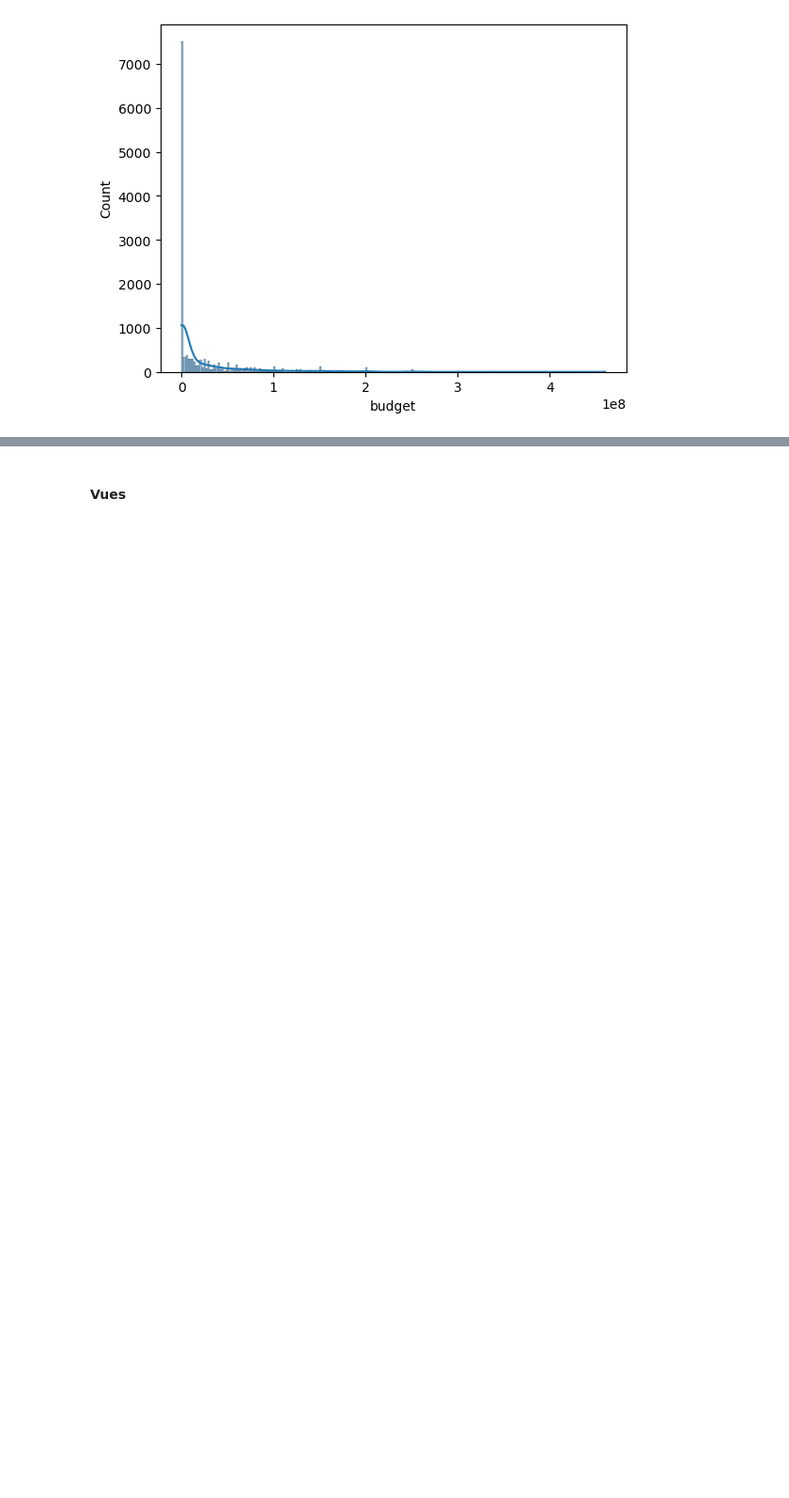
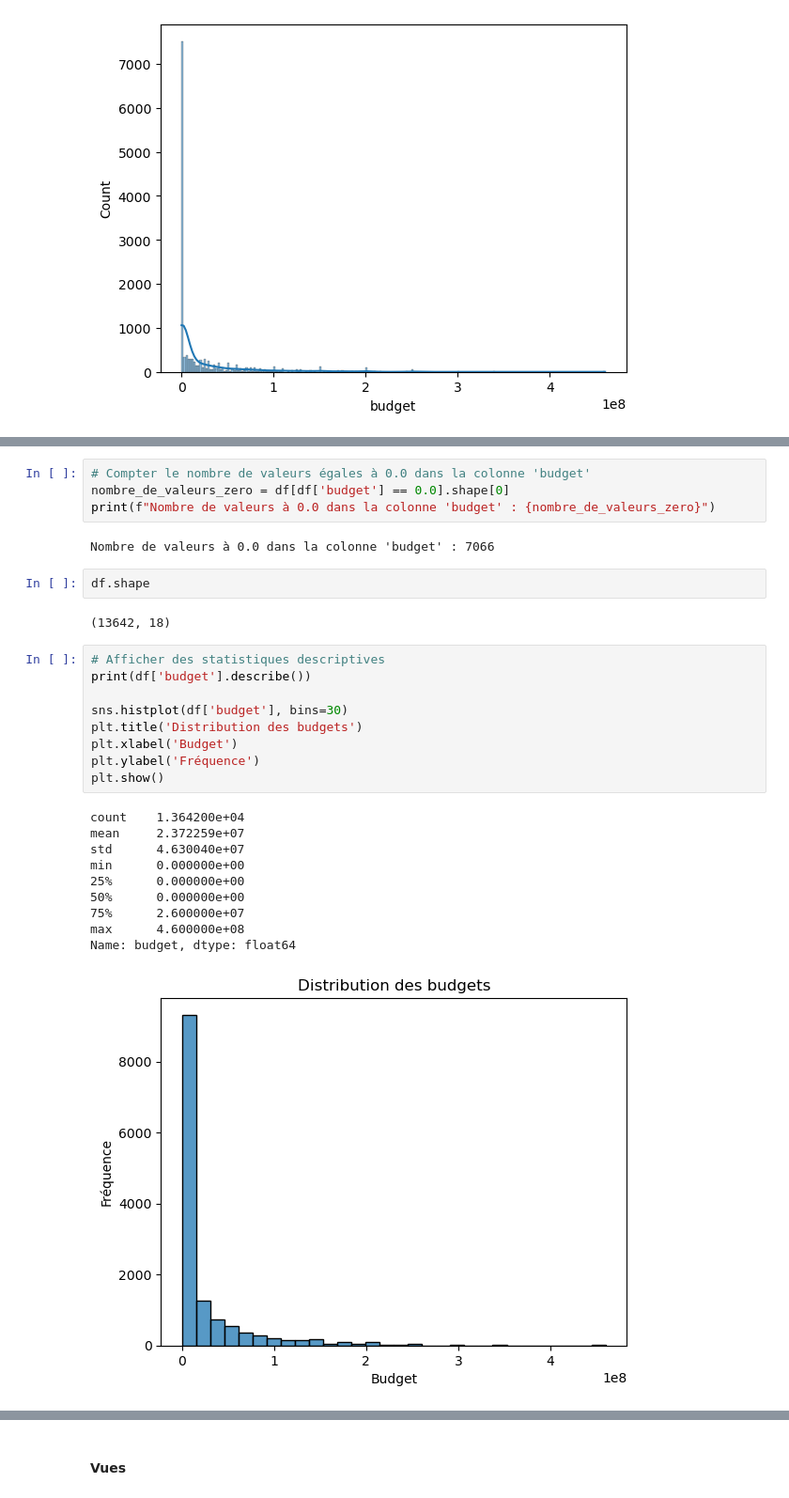
Before and after one commit to kamelben9/Box_Office, a Jupyter notebook: boxoffice/data/Analyse.ipynb, the cells around one changed output, grey strips where cells are left out. Shown at 94% size. Drawn from its saved outputs; the diff is of its cells as text; blank space fills up the shorter version.

```diff
--- a/boxoffice/data/Analyse.ipynb
+++ b/boxoffice/data/Analyse.ipynb
@@ -600,0 +591,30 @@ budget_null.head(15)
+# %%
+# Compter le nombre de valeurs égales à 0.0 dans la colonne 'budget'
+nombre_de_valeurs_zero = df[df['budget'] == 0.0].shape[0]
+print(f"Nombre de valeurs à 0.0 dans la colonne 'budget' : {nombre_de_valeurs_zero}")
+# %% [output]
+Nombre de valeurs à 0.0 dans la colonne 'budget' : 7066
+# %%
+df.shape
+# %% [output]
+(13642, 18)
+# %%
+# Afficher des statistiques descriptives
+print(df['budget'].describe())
+
+sns.histplot(df['budget'], bins=30)
+plt.title('Distribution des budgets')
+plt.xlabel('Budget')
+plt.ylabel('Fréquence')
+plt.show()
+# %% [output]
+count    1.364200e+04
+mean     2.372259e+07
+std      4.630040e+07
+min      0.000000e+00
+25%      0.000000e+00
+50%      0.000000e+00
+75%      2.600000e+07
+max      4.600000e+08
+Name: budget, dtype: float64
+[figure, added]
```
Also changed, not shown: parts of 12 cells of this notebook, 12 other files.
